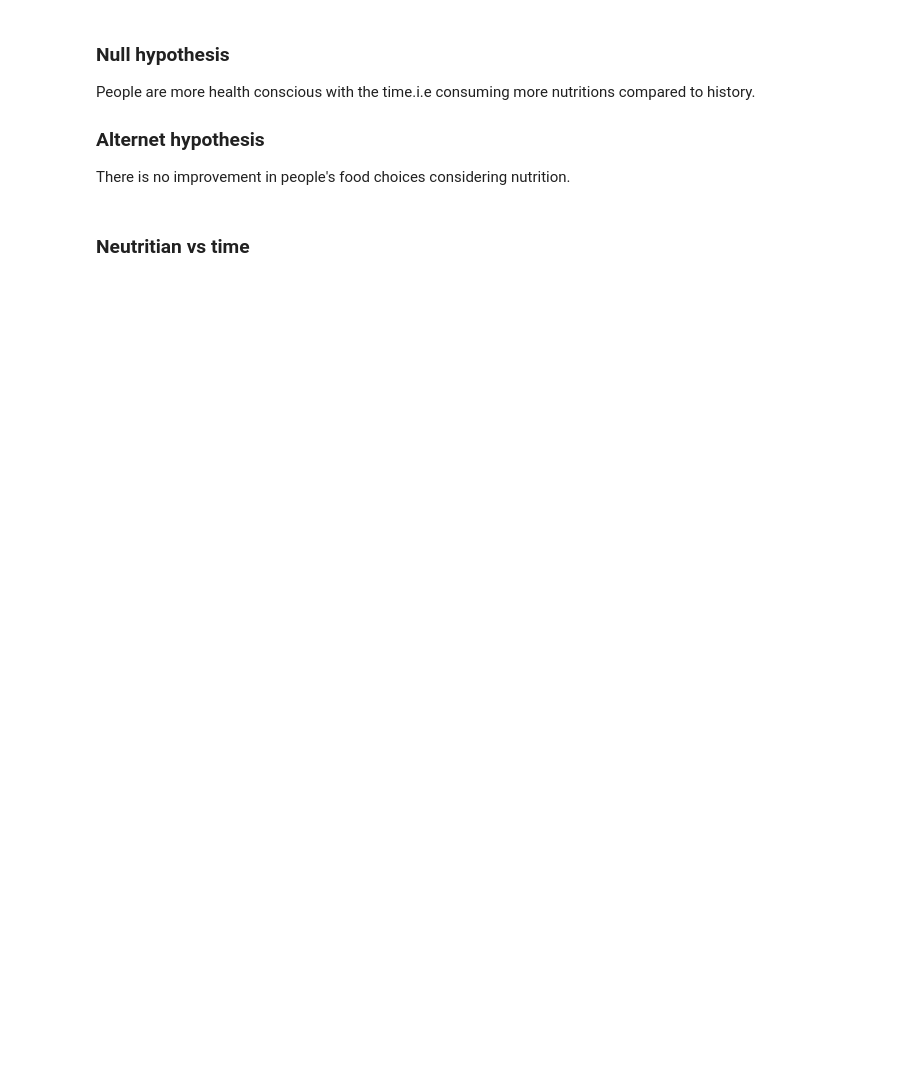
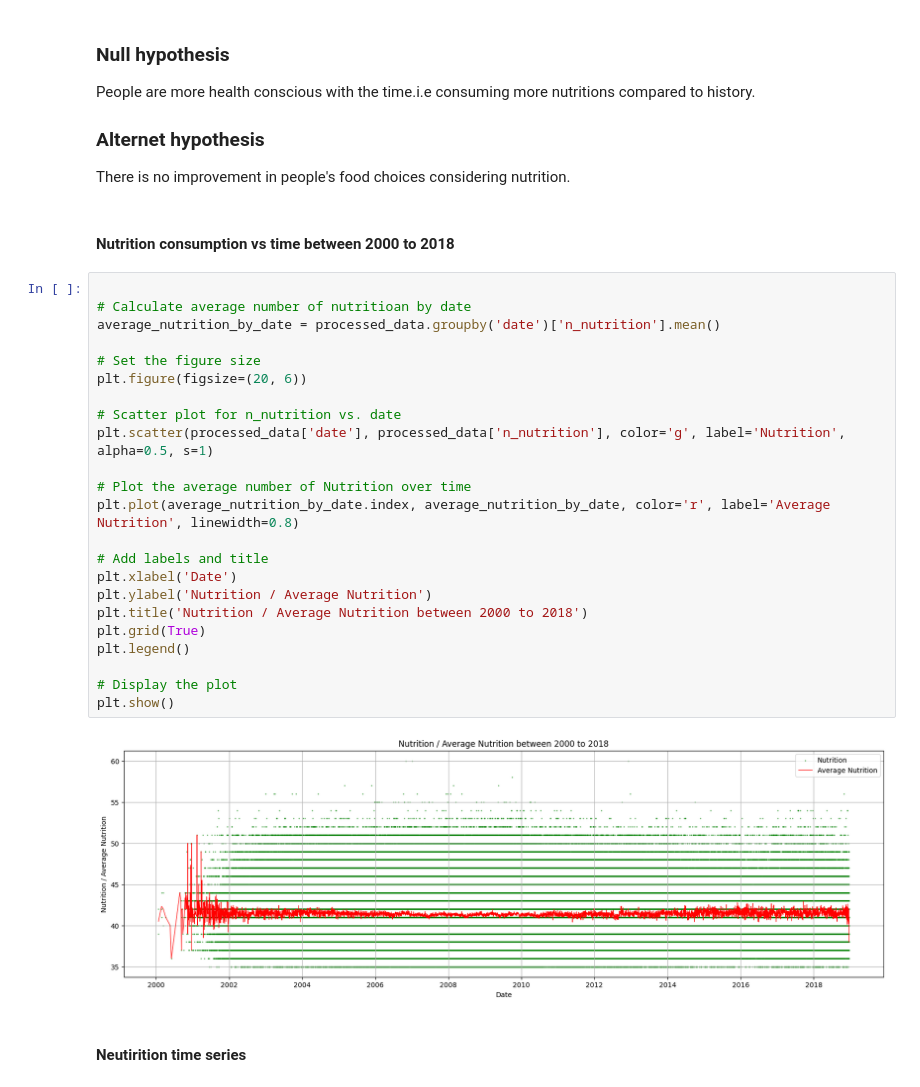
Before and after one commit to khushbunlad/PROG8431, a Jupyter notebook: GroupPresentation3.ipynb, the cells around one changed output. Saved outputs shown, nothing was run; the diff lists cells and outputs as text; blank space fills up the shorter version.

```diff
--- a/GroupPresentation3.ipynb
+++ b/GroupPresentation3.ipynb
@@ -128,5 +142,32 @@ People are more health conscious with the time.i.e consuming more nutritions com
 
 ### Alternet hypothesis
 There is no improvement in people's food choices considering nutrition.
+# %% [markdown]
+#### Nutrition consumption vs time between 2000 to 2018
+# %%
+
+# Calculate average number of nutritioan by date
+average_nutrition_by_date = processed_data.groupby('date')['n_nutrition'].mean()
+
+# Set the figure size
+plt.figure(figsize=(20, 6))
+
+# Scatter plot for n_nutrition vs. date
+plt.scatter(processed_data['date'], processed_data['n_nutrition'], color='g', label='Nutrition', alpha=0.5, s=1)
+
+# Plot the average number of Nutrition over time
+plt.plot(average_nutrition_by_date.index, average_nutrition_by_date, color='r', label='Average Nutrition', linewidth=0.8)
+
+# Add labels and title
+plt.xlabel('Date')
+plt.ylabel('Nutrition / Average Nutrition')
+plt.title('Nutrition / Average Nutrition between 2000 to 2018')
+plt.grid(True)
+plt.legend()
+
+# Display the plot
+plt.show()
+# %% [output]
+[figure, added]
 # %% [markdown]
-### Neutritian vs time
+#### Neutirition time series
```
Also changed, not shown: parts of 8 cells of this notebook, 1 other file.
